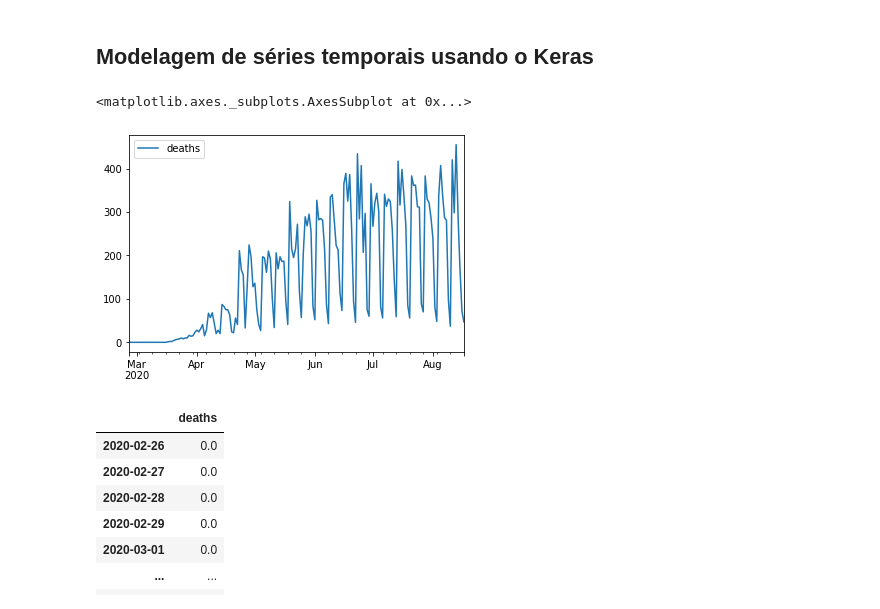
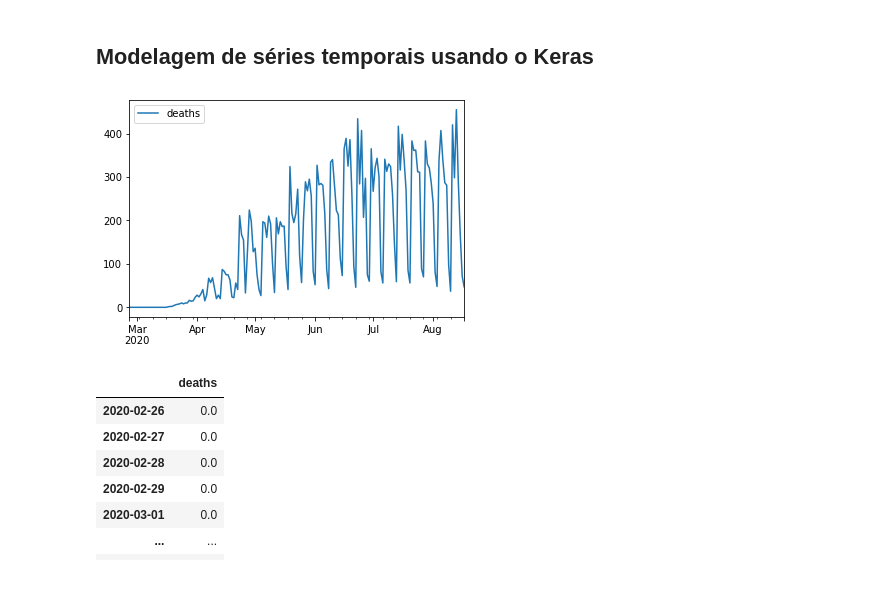
Before and after one commit to guilourenzo/mba-usp, a Jupyter notebook: APRENDIZADO DINÂMICO/AULA 7/Aula7_1_Redes_Dinâmicas.ipynb, the cells around one changed output. Saved outputs shown, nothing was run; the diff lists cells and outputs as text; code cells hidden in the pictures.

```diff
--- a/APRENDIZADO DINÂMICO/AULA 7/Aula7_1_Redes_Dinâmicas.ipynb
+++ b/APRENDIZADO DINÂMICO/AULA 7/Aula7_1_Redes_Dinâmicas.ipynb
@@ -289,20 +289,19 @@ import matplotlib.pyplot as plt
 # %%
 # Leitura dos dados de COVID-19 no estado de SP - vamos trabalhar com as mortes
 # Dados até 17/8
 
-pkgdir = '/home/cibele/CibelePython/AprendizadoDinamico/Data'
+# pkgdir = '/home/cibele/CibelePython/AprendizadoDinamico/Data'
 
-df = pd.read_csv(f'{pkgdir}/covidSP.csv', index_col='date', parse_dates=True)
+df = pd.read_csv(f'covidSP.csv', index_col='date', parse_dates=True)
 df = df.drop('confirmed', axis=1)
 
 idx = pd.date_range(start=df.index.min(), end=df.index.max(), freq='D')
 df = df.reindex(idx)
 df.fillna(0,inplace=True)
 
-df.plot()
+df.plot();
 # %% [output]
-<matplotlib.axes._subplots.AxesSubplot at 0x...>
-[figure, old version]
+[figure, new version]
 # %%
 df
 # %% [output]
```
Also changed, not shown: parts of 6 cells of this notebook, 4 other files.
